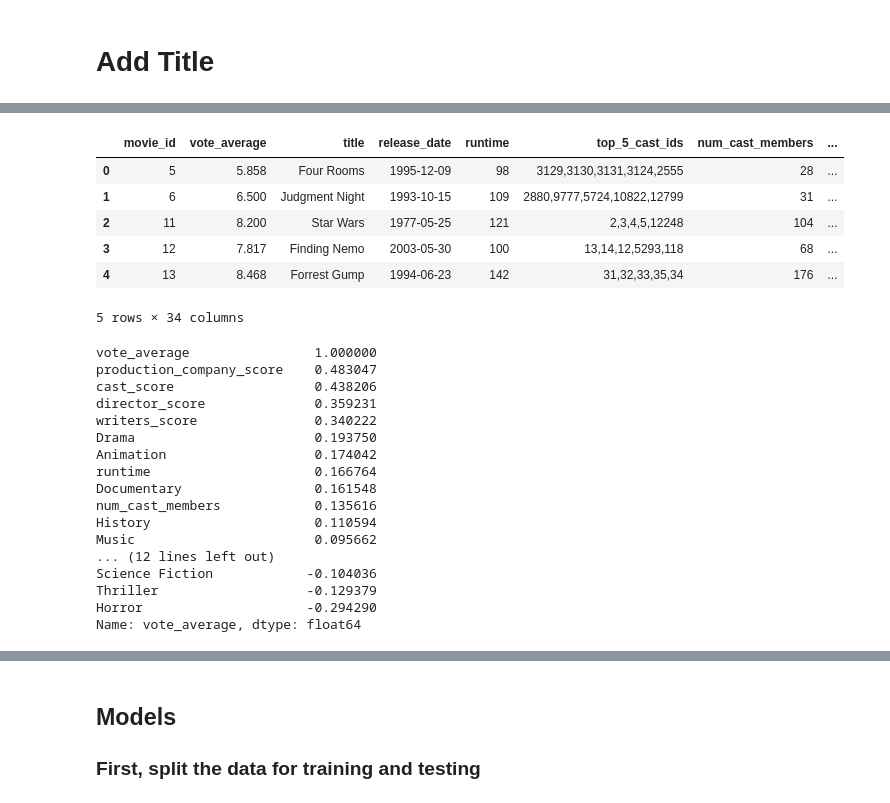
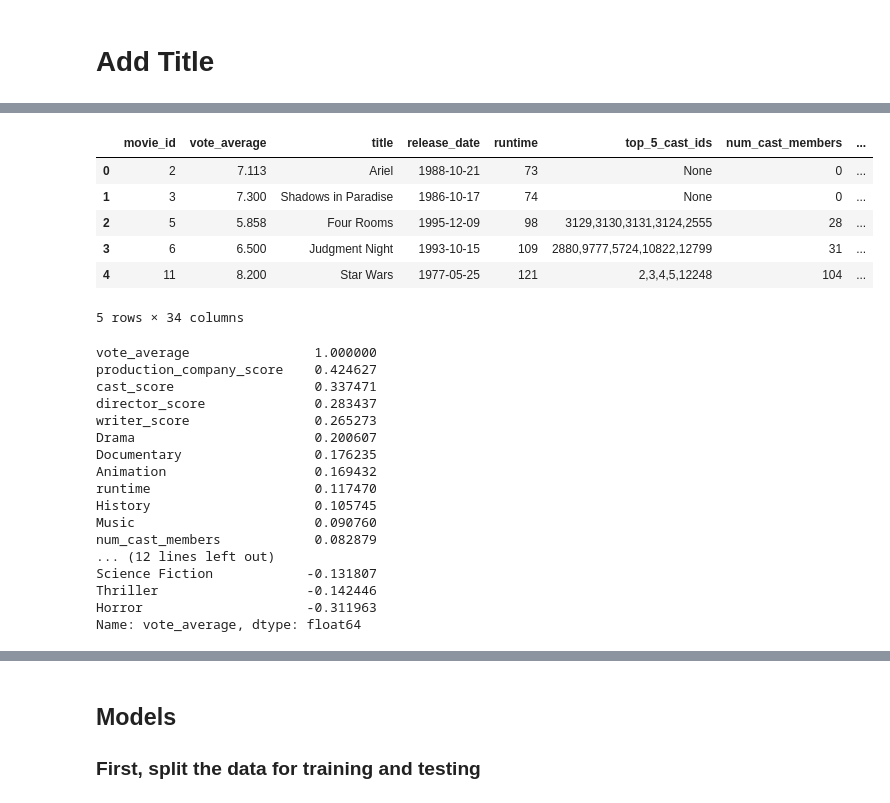
Before and after one commit to jonnycomes/movie-data, a Jupyter notebook: notebooks/Untitled.ipynb, the cells around one changed output, grey strips where cells are left out. Drawn from its saved outputs; the diff is of its cells as text; code cells hidden in the pictures.

Commit message:
Working on prediction from scores.

```diff
--- a/notebooks/Untitled.ipynb
+++ b/notebooks/Untitled.ipynb
@@ -163,13 +11,3 @@ with sqlite3.connect("../data/movies.db") as conn:
     cursor = conn.cursor()
     query = """SELECT * FROM movie_rating_features;"""
     df = pd.read_sql_query(query, conn)
-# %%
-with sqlite3.connect("../data/movies.db") as conn:
-    df_d = pd.read_sql_query(director_query, conn, params=[lambda_director, lambda_director])
-    df = pd.merge(df, df_d, on='movie_id')
-    df_w = pd.read_sql_query(writers_query, conn, params=[lambda_writers, lambda_writers])
-    df = pd.merge(df, df_w, on='movie_id')
-    df_c = pd.read_sql_query(cast_query, conn, params=[lambda_cast_time, lambda_cast_order, lambda_cast_time, lambda_cast_order, lambda_cast_time, lambda_cast_order])
-    df = pd.merge(df, df_c, on='movie_id')
-    df_p = pd.read_sql_query(production_company_query, conn)
-    df = pd.merge(df, df_p, on='movie_id')
@@ -177,0 +41,3 @@ df = pd.merge(df, df_genre, on='movie_id')
+# %%
+df_scores = load_sql.fetch_scores(lambda_director, lambda_writers, lambda_cast_time, lambda_cast_order)
+df_scores.head()
@@ -178,30 +51,31 @@ df = pd.merge(df, df_genre, on='movie_id')
 # %%
+df = pd.merge(df, df_scores, on='movie_id')
 df.head()
 # %% [output]
 |  | movie_id | vote_average | title | release_date | runtime | top_5_cast_ids | num_cast_members | ... |
-| 0 | 5 | 5.858 | Four Rooms | 1995-12-09 | 98 | 3129,3130,3131,3124,2555 | 28 | ... |
-| 1 | 6 | 6.500 | Judgment Night | 1993-10-15 | 109 | 2880,9777,5724,10822,12799 | 31 | ... |
-| 2 | 11 | 8.200 | Star Wars | 1977-05-25 | 121 | 2,3,4,5,12248 | 104 | ... |
-| 3 | 12 | 7.817 | Finding Nemo | 2003-05-30 | 100 | 13,14,12,5293,118 | 68 | ... |
-| 4 | 13 | 8.468 | Forrest Gump | 1994-06-23 | 142 | 31,32,33,35,34 | 176 | ... |
+| 0 | 2 | 7.113 | Ariel | 1988-10-21 | 73 | None | 0 | ... |
+| 1 | 3 | 7.300 | Shadows in Paradise | 1986-10-17 | 74 | None | 0 | ... |
+| 2 | 5 | 5.858 | Four Rooms | 1995-12-09 | 98 | 3129,3130,3131,3124,2555 | 28 | ... |
+| 3 | 6 | 6.500 | Judgment Night | 1993-10-15 | 109 | 2880,9777,5724,10822,12799 | 31 | ... |
+| 4 | 11 | 8.200 | Star Wars | 1977-05-25 | 121 | 2,3,4,5,12248 | 104 | ... |
 5 rows × 34 columns
 # %%
 df.corr(numeric_only=True)["vote_average"].sort_values(ascending=False)
 # %% [output]
 vote_average                1.000000
-production_company_score    0.483047
-cast_score                  0.438206
-director_score              0.359231
-writers_score               0.340222
-Drama                       0.193750
-Animation                   0.174042
-runtime                     0.166764
-Documentary                 0.161548
-num_cast_members            0.135616
-History                     0.110594
-Music                       0.095662
+production_company_score    0.424627
+cast_score                  0.337471
+director_score              0.283437
+writer_score                0.265273
+Drama                       0.200607
+Documentary                 0.176235
+Animation                   0.169432
+runtime                     0.117470
+History                     0.105745
+Music                       0.090760
+num_cast_members            0.082879
 ... (12 lines left out)
-Science Fiction            -0.104036
-Thriller                   -0.129379
-Horror                     -0.294290
+Science Fiction            -0.131807
+Thriller                   -0.142446
+Horror                     -0.311963
 Name: vote_average, dtype: float64
```
Also changed, not shown: parts of 24 cells of this notebook, 1 other file.
